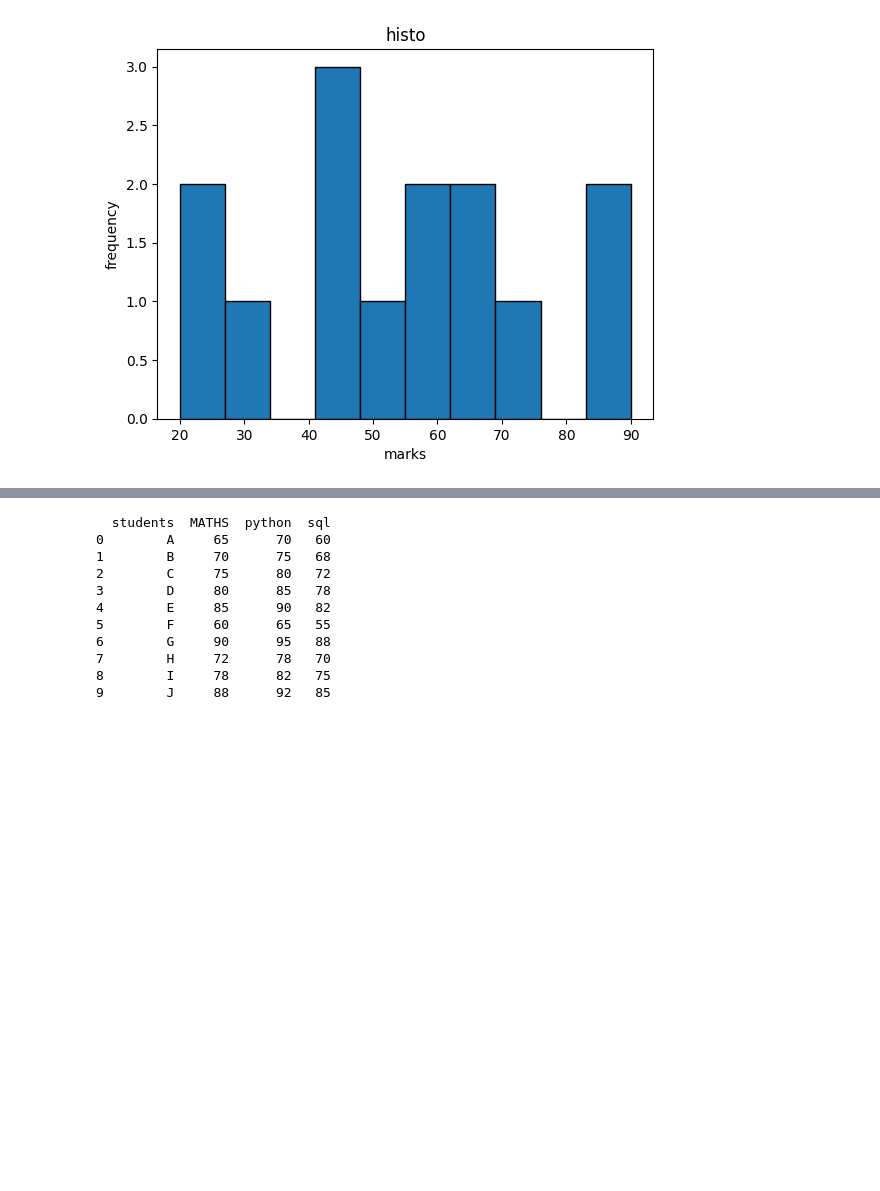
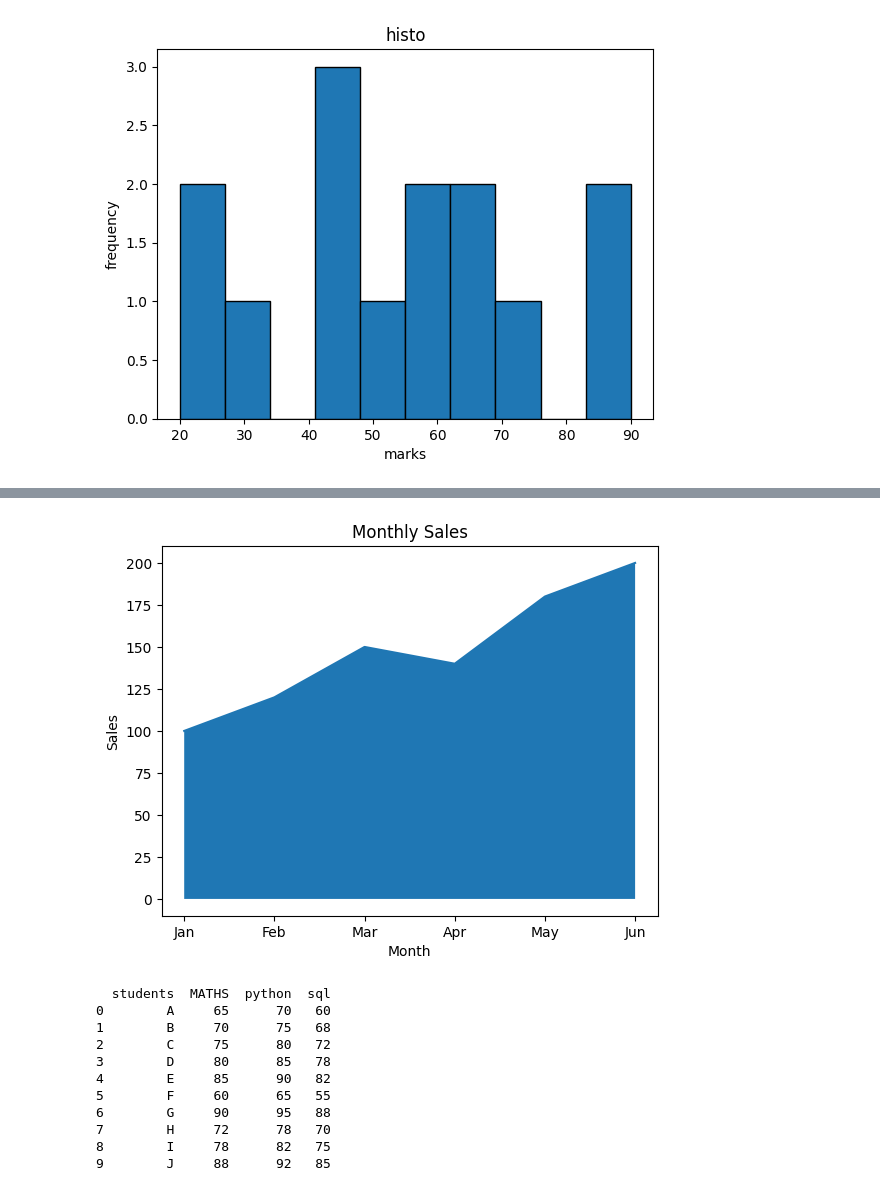
Before and after one commit to vasavibantupalli-web/DataAnalysis_Codegnan2026, a Jupyter notebook: matplotlib.ipynb, the cells around one changed output, grey strips where cells are left out. Cells and saved outputs as stored; diff of their text form; code cells hidden in the pictures; blank space fills up the shorter version.

```diff
--- a/matplotlib.ipynb
+++ b/matplotlib.ipynb
@@ -148,3 +184,19 @@ plt.show()
+# %%
+#13. Area Chart
+#Matplotlib does not have a function called area_chart(). We create an area chart using fill_between().
+import matplotlib.pyplot as plt
+
+months = ["Jan", "Feb", "Mar", "Apr", "May", "Jun"]
+monthly_sales = [100, 120, 150, 140, 180, 200]
+
+plt.plot(months, monthly_sales)
+plt.fill_between(months, monthly_sales)
+plt.title("Monthly Sales")
+plt.xlabel("Month")
+plt.ylabel("Sales")
+plt.show()
+# %% [output]
+[figure, added]
 # %%
 import pandas as pd
 data = {
```
Also changed, not shown: parts of 44 cells of this notebook.
